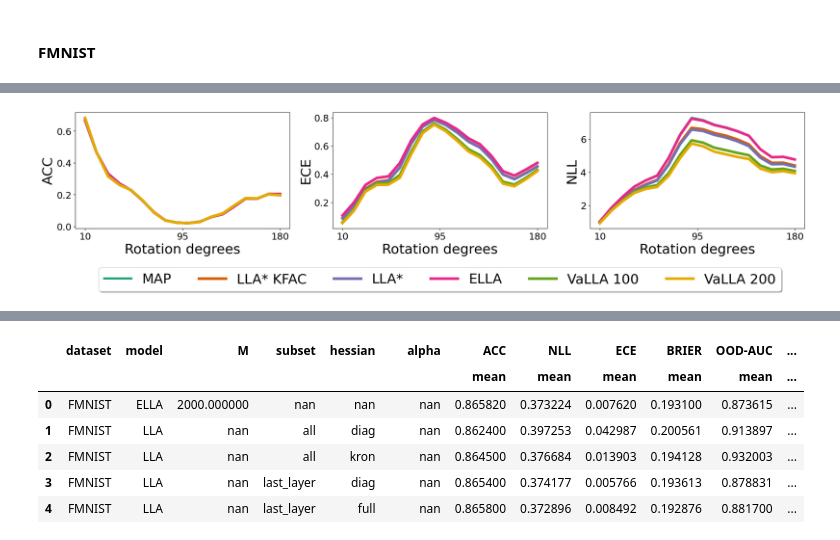
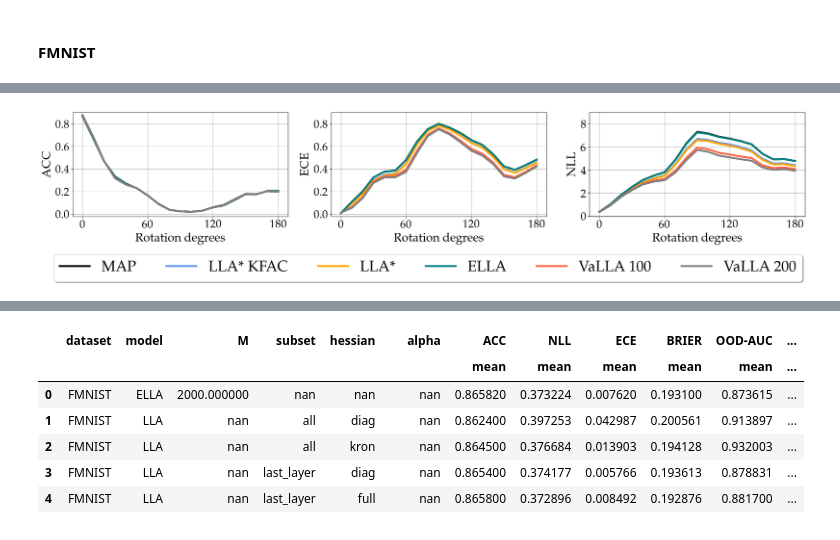
Before and after one commit to Ludvins/DeepVIP, a Jupyter notebook: plot_results.ipynb, the cells around one changed output, grey strips where cells are left out. Saved outputs shown, nothing was run; the diff lists cells and outputs as text; code cells hidden in the pictures.

```diff
--- a/plot_results.ipynb
+++ b/plot_results.ipynb
@@ -327,14 +388,44 @@ subset =  [("ACC", "mean"), ("NLL", "mean"), ("ECE", "mean"),("BRIER", "mean"),
+# %%
+
+mpl.rcParams.update(mpl.rcParamsDefault)
+
+matplotlib.rcParams['pdf.fonttype'] = 42
+matplotlib.rcParams['ps.fonttype'] = 42
+plt.rcParams['figure.figsize'] = (16, 9)
+fontsize = 32
+matplotlib.rcParams.update({'font.size': fontsize})
+jet = plt.colormaps["Dark2"]
+plt.rcParams.update({
+    'text.usetex': True,
+    'text.latex.preamble': r'\usepackage{amsfonts}'
+})
+from matplotlib import rc
+#rc('font',**{'family':'sans-serif','sans-serif':['Helvetica']})
+## for Palatino and other serif fonts use:
+rc('font',**{'family':'serif','serif':['Palatino']})
+rc('text', usetex=True)
 # %%
-fig, axis = plt.subplots(1, 3, figsize=(25, 4))
-plot_corruptions("FMNIST", "ACC", range(10, 190, 10), axis[0])
-plot_corruptions("FMNIST", "ECE", range(10, 190, 10), axis[1])
-plot_corruptions("FMNIST", "NLL", range(10, 190, 10), axis[2])
 
-plt.legend(loc='lower center', bbox_to_anchor=(-0.7, -0.6),
+fig, axis = plt.subplots(1, 3, figsize=(28, 4))
+plt.subplots_adjust(hspace=1)
+colors = ["black", "cornflowerblue", "orange", "teal", "tomato", "gray"]
+plot_corruptions("FMNIST", "ACC", range(10, 190, 10), colors, axis[0])
+axis[0].set_ylim(-0.02, 0.9)
+
+axis[0].set_yticks([0, 0.2, 0.4, 0.6, 0.8])
+plot_corruptions("FMNIST", "ECE", range(10, 190, 10), colors, axis[1])
+axis[1].set_ylim(-0.02, 0.9)
+axis[1].set_yticks([0, 0.2, 0.4, 0.6, 0.8])
+
+plot_corruptions("FMNIST", "NLL", range(10, 190, 10), colors, axis[2])
+axis[2].set_ylim(-0.02, 9)
+axis[2].set_yticks([0, 2, 4, 6, 8])
+
+plt.legend(loc='lower center', bbox_to_anchor=(-0.75, -0.7),
           ncol = 6, fancybox=True, shadow=True)
 fig.tight_layout()
 plt.savefig("Rotations_FMNIST.pdf", format = "pdf", bbox_inches='tight')
 
 plt.show()
 # %% [output]
-[figure, old version]
+[figure, new version]
```
Also changed, not shown: parts of 14 cells of this notebook, 6 other files.
